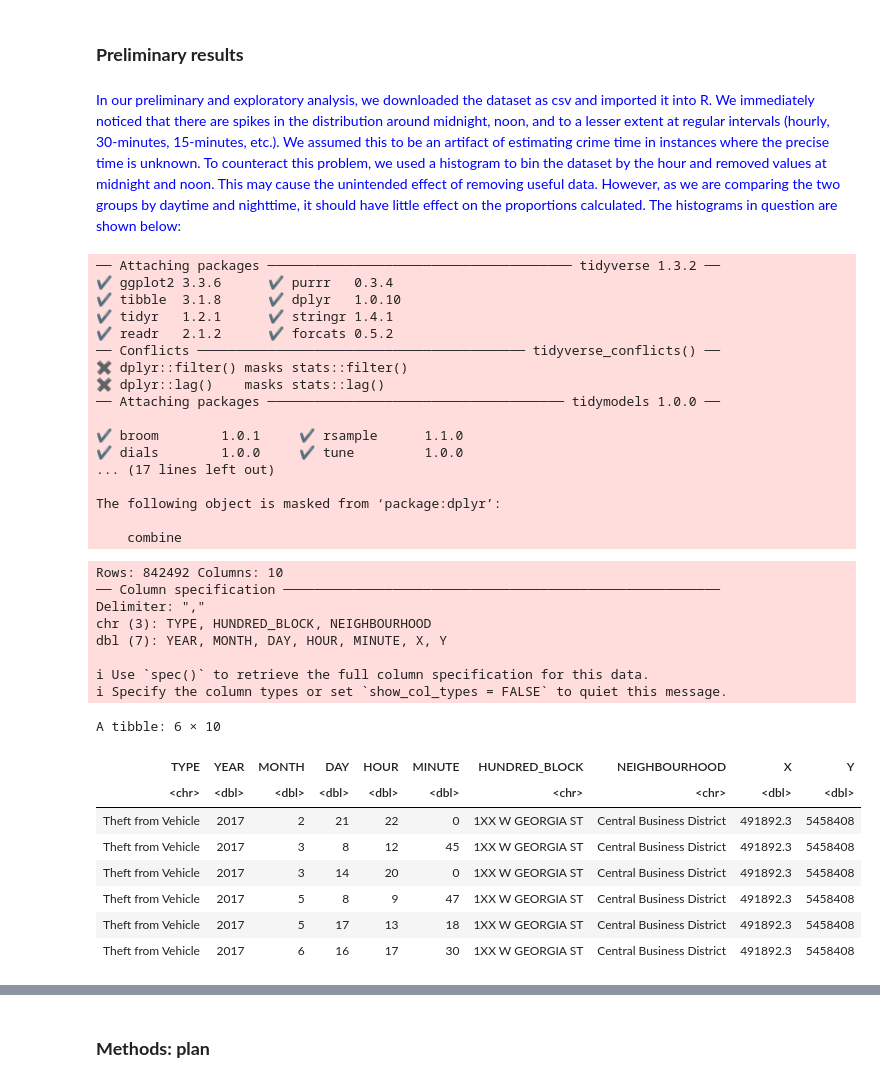
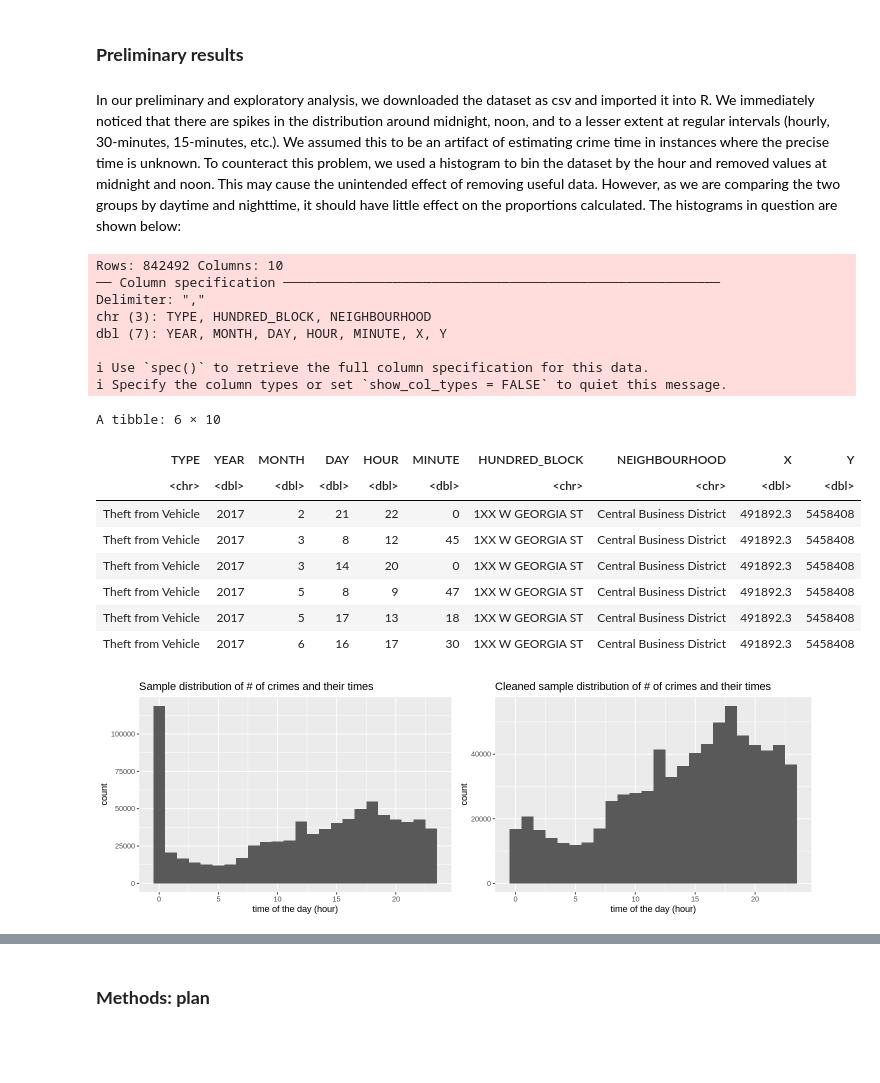
Before and after one commit to PUSH-YA/Statistical-inference-on-vancouver-crime-data, a Jupyter notebook: Project proposal.ipynb, the cells around one changed output, grey strips where cells are left out. Drawn from its saved outputs; the diff is of its cells as text; code cells hidden in the pictures; blank space fills up the shorter version.

Commit message:
cleaned the data

```diff
--- a/Project proposal.ipynb
+++ b/Project proposal.ipynb
@@ -10,58 +41,51 @@
 # %% [markdown]
 ### **Preliminary results**
 # %% [markdown]
-<span style="color: blue;">In our preliminary and exploratory analysis, we downloaded the dataset as csv and imported it into R. We immediately noticed that there are spikes in the distribution around midnight, noon, and to a lesser extent at regular intervals (hourly, 30-minutes, 15-minutes, etc.). We assumed this to be an artifact of estimating crime time in instances where the precise time is unknown. To counteract this problem, we used a histogram to bin the dataset by the hour and removed values at midnight and noon. This may cause the unintended effect of removing useful data. However, as we are comparing the two groups by daytime and nighttime, it should have little effect on the proportions calculated. The histograms in question are shown below:</span>
+<span style="color: black;">In our preliminary and exploratory analysis, we downloaded the dataset as csv and imported it into R. We immediately noticed that there are spikes in the distribution around midnight, noon, and to a lesser extent at regular intervals (hourly, 30-minutes, 15-minutes, etc.). We assumed this to be an artifact of estimating crime time in instances where the precise time is unknown. To counteract this problem, we used a histogram to bin the dataset by the hour and removed values at midnight and noon. This may cause the unintended effect of removing useful data. However, as we are comparing the two groups by daytime and nighttime, it should have little effect on the proportions calculated. The histograms in question are shown below:</span>
-# %%
-### Load all necessary packages into R and set the seed. Run this cell before continuing.
-library(tidyverse)
-library(tidymodels)
-library(gridExtra)
-library(repr)
-library(cowplot)
-library(broom)
-library(digest)
-library(infer)
-library(gridExtra)
-set.seed(38)
-options(repr.matrix.max.rows = 8)
-# %% [output]
-── Attaching packages ─────────────────────────────────────── tidyverse 1.3.2 ──
-✔ ggplot2 3.3.6      ✔ purrr   0.3.4
-✔ tibble  3.1.8      ✔ dplyr   1.0.10
-✔ tidyr   1.2.1      ✔ stringr 1.4.1
-✔ readr   2.1.2      ✔ forcats 0.5.2
-── Conflicts ────────────────────────────────────────── tidyverse_conflicts() ──
-✖ dplyr::filter() masks stats::filter()
-✖ dplyr::lag()    masks stats::lag()
-── Attaching packages ────────────────────────────────────── tidymodels 1.0.0 ──
-
-✔ broom        1.0.1     ✔ rsample      1.1.0
-✔ dials        1.0.0     ✔ tune         1.0.0
-... (17 lines left out)
-
-The following object is masked from ‘package:dplyr’:
-
-    combine
 # %%
 #Read the raw data from the web using its url.
 url <- "https://raw.githubusercontent.com/PUSH-YA/stat-201-2022w1-group-38/main/crimedata_csv_AllNeighbourhoods_AllYears.csv"
 vancouver_crime_raw_data <- read_csv(url)
 head(vancouver_crime_raw_data)
+
+#Initial population distribution
+pop_plot <- vancouver_crime_raw_data %>%
+            ggplot() +
+            geom_histogram(aes(x = HOUR), bins =24) +
+            labs(x = "time of the day (hour)",
+                title = "Sample distribution of # of crimes and their times",
+                y = "count")
+
+#Cleaning the data
+vancouver_clean_data <- vancouver_crime_raw_data %>%
+                            filter(!(HOUR == 0 & MINUTE == 0)) %>%
+                            select(TYPE, HOUR, MINUTE)
+
+pop_plot_clean <- vancouver_clean_data %>%
+            ggplot() +
+            geom_histogram(aes(x = HOUR), bins =24) +
+            labs(x = "time of the day (hour)",
+                title = "Cleaned sample distribution of # of crimes and their times",
+                y = "count")
+
+options(repr.plot.width=12, repr.plot.height=4)
+grid.arrange(pop_plot, pop_plot_clean, ncol =2)
 # %% [output]
 Rows: 842492 Columns: 10
 ── Column specification ────────────────────────────────────────────────────────
 Delimiter: ","
 chr (3): TYPE, HUNDRED_BLOCK, NEIGHBOURHOOD
 dbl (7): YEAR, MONTH, DAY, HOUR, MINUTE, X, Y
 
 ℹ Use `spec()` to retrieve the full column specification for this data.
 ℹ Specify the column types or set `show_col_types = FALSE` to quiet this message.
 A tibble: 6 × 10
 | TYPE | YEAR | MONTH | DAY | HOUR | MINUTE | HUNDRED_BLOCK | NEIGHBOURHOOD | X | Y |
 | <chr> | <dbl> | <dbl> | <dbl> | <dbl> | <dbl> | <chr> | <chr> | <dbl> | <dbl> |
 | Theft from Vehicle | 2017 | 2 | 21 | 22 | 0 | 1XX W GEORGIA ST | Central Business District | 491892.3 | 5458408 |
 | Theft from Vehicle | 2017 | 3 | 8 | 12 | 45 | 1XX W GEORGIA ST | Central Business District | 491892.3 | 5458408 |
 | Theft from Vehicle | 2017 | 3 | 14 | 20 | 0 | 1XX W GEORGIA ST | Central Business District | 491892.3 | 5458408 |
 | Theft from Vehicle | 2017 | 5 | 8 | 9 | 47 | 1XX W GEORGIA ST | Central Business District | 491892.3 | 5458408 |
 | Theft from Vehicle | 2017 | 5 | 17 | 13 | 18 | 1XX W GEORGIA ST | Central Business District | 491892.3 | 5458408 |
 | Theft from Vehicle | 2017 | 6 | 16 | 17 | 30 | 1XX W GEORGIA ST | Central Business District | 491892.3 | 5458408 |
+[figure, added]
```
Also changed, not shown: parts of 9 cells of this notebook.
